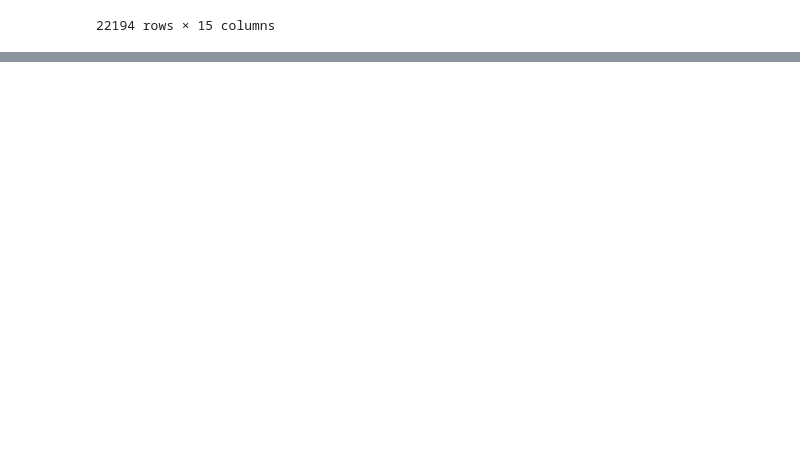
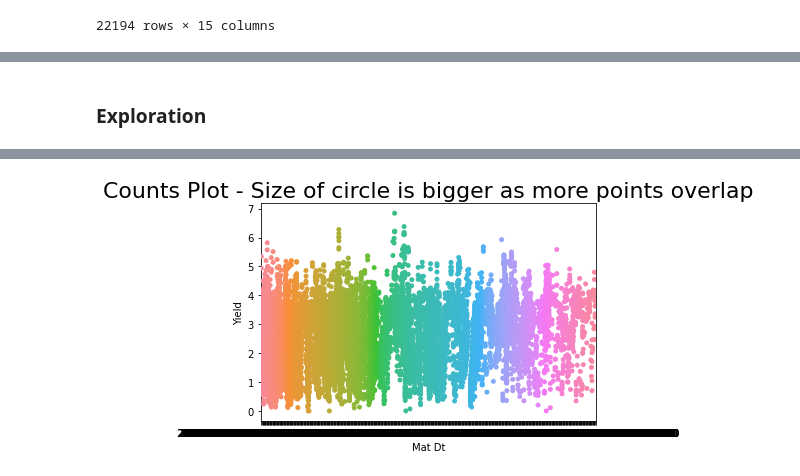
Before and after one commit to albertopuentes/small-side-projects, a Jupyter notebook: TX_trades.ipynb, the cells around one changed output, grey strips where cells are left out. Cells and saved outputs as stored; diff of their text form; code cells hidden in the pictures; blank space fills up the shorter version.

```diff
--- a/TX_trades.ipynb
+++ b/TX_trades.ipynb
@@ -141,3 +138,0 @@ KeyError: "['Exec Time' 'St' 'Net'] not found in axis"
-# %%
-trades = trades.drop(columns=('CUSIP'))
-trades.info()
@@ -162,0 +159,11 @@ memory usage: 1.9+ MB
+# %% [markdown]
+### Exploration
+# %%
+# Draw Stripplot
+figsize=(16,10)
+sns.stripplot(trades['Mat Dt'], trades['Yield'])
+
+# Decorations
+plt.title('Counts Plot - Size of circle is bigger as more points overlap', fontsize=22)
+plt.show()
+# %% [output]
@@ -162,0 +172 @@ memory usage: 1.9+ MB
+[figure, added]
```
Also changed, not shown: parts of 9 cells of this notebook.
